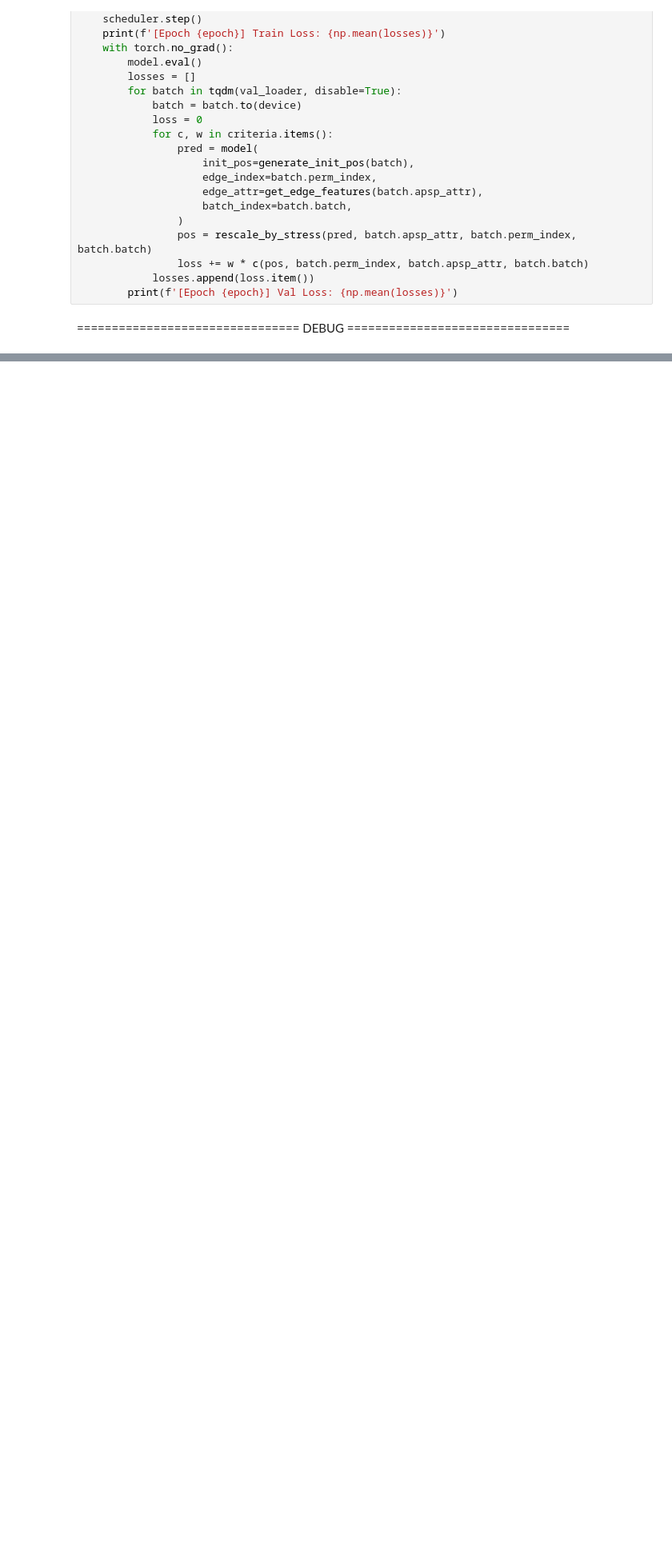
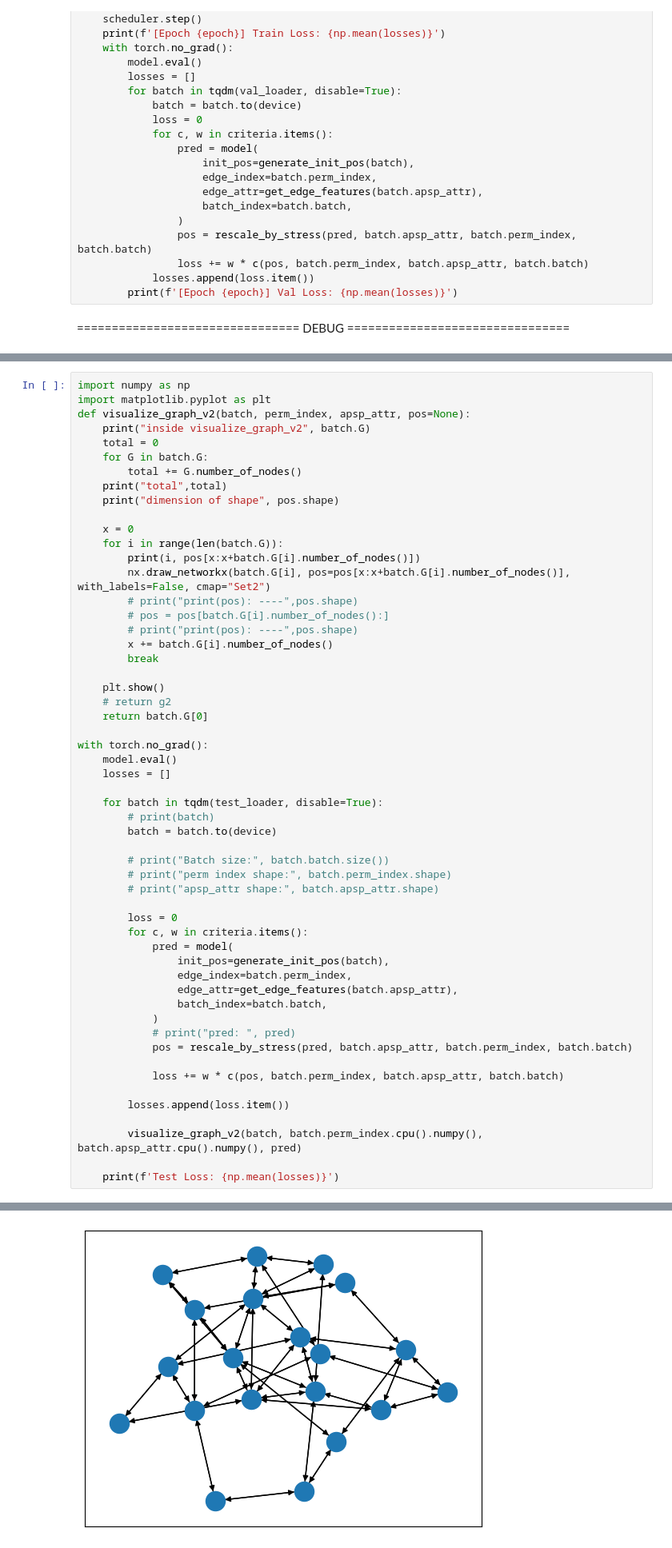
Before and after one commit to mlyann/DeepGD, a Jupyter notebook: deepgd_demo.ipynb, the cells around one changed output, grey strips where cells are left out. Shown at 80% size. Cells and saved outputs as stored; diff of their text form; blank space fills up the shorter version.

Commit message:
update code. with no new graphs

```diff
--- a/deepgd_demo.ipynb
+++ b/deepgd_demo.ipynb
@@ -254,0 +223,56 @@ IndexError: index 1735 is out of bounds for dimension 0 with size 1631
+# %%
+import numpy as np
+import matplotlib.pyplot as plt
+def visualize_graph_v2(batch, perm_index, apsp_attr, pos=None):
+    print("inside visualize_graph_v2", batch.G)
+    total = 0
+    for G in batch.G:
+        total += G.number_of_nodes()
+    print("total",total)
+    print("dimension of shape", pos.shape)
+
+    x = 0
+    for i in range(len(batch.G)):
+        print(i, pos[x:x+batch.G[i].number_of_nodes()])
+        nx.draw_networkx(batch.G[i], pos=pos[x:x+batch.G[i].number_of_nodes()], with_labels=False, cmap="Set2")
+        # print("print(pos): ----",pos.shape)
+        # pos = pos[batch.G[i].number_of_nodes():]
+        # print("print(pos): ----",pos.shape)
+        x += batch.G[i].number_of_nodes()
+        break
+
+    plt.show()
+    # return g2
+    return batch.G[0]
+
+with torch.no_grad():
+    model.eval()
+    losses = []
+
+    for batch in tqdm(test_loader, disable=True):
+        # print(batch)
+        batch = batch.to(device)
+
+        # print("Batch size:", batch.batch.size())
+        # print("perm index shape:", batch.perm_index.shape)
+        # print("apsp_attr shape:", batch.apsp_attr.shape)
+
+        loss = 0
+        for c, w in criteria.items():
+            pred = model(
+                init_pos=generate_init_pos(batch),
+                edge_index=batch.perm_index,
+                edge_attr=get_edge_features(batch.apsp_attr),
+                batch_index=batch.batch,
+            )
+            # print("pred: ", pred)
+            pos = rescale_by_stress(pred, batch.apsp_attr, batch.perm_index, batch.batch)
+
+            loss += w * c(pos, batch.perm_index, batch.apsp_attr, batch.batch)
+
+        losses.append(loss.item())
+
+        visualize_graph_v2(batch, batch.perm_index.cpu().numpy(), batch.apsp_attr.cpu().numpy(), pred)
+
+    print(f'Test Loss: {np.mean(losses)}')
+# %% [output]
@@ -254,0 +297 @@ IndexError: index 1735 is out of bounds for dimension 0 with size 1631
+[figure, added]
```
Also changed, not shown: parts of 7 cells of this notebook, 3 other files.
